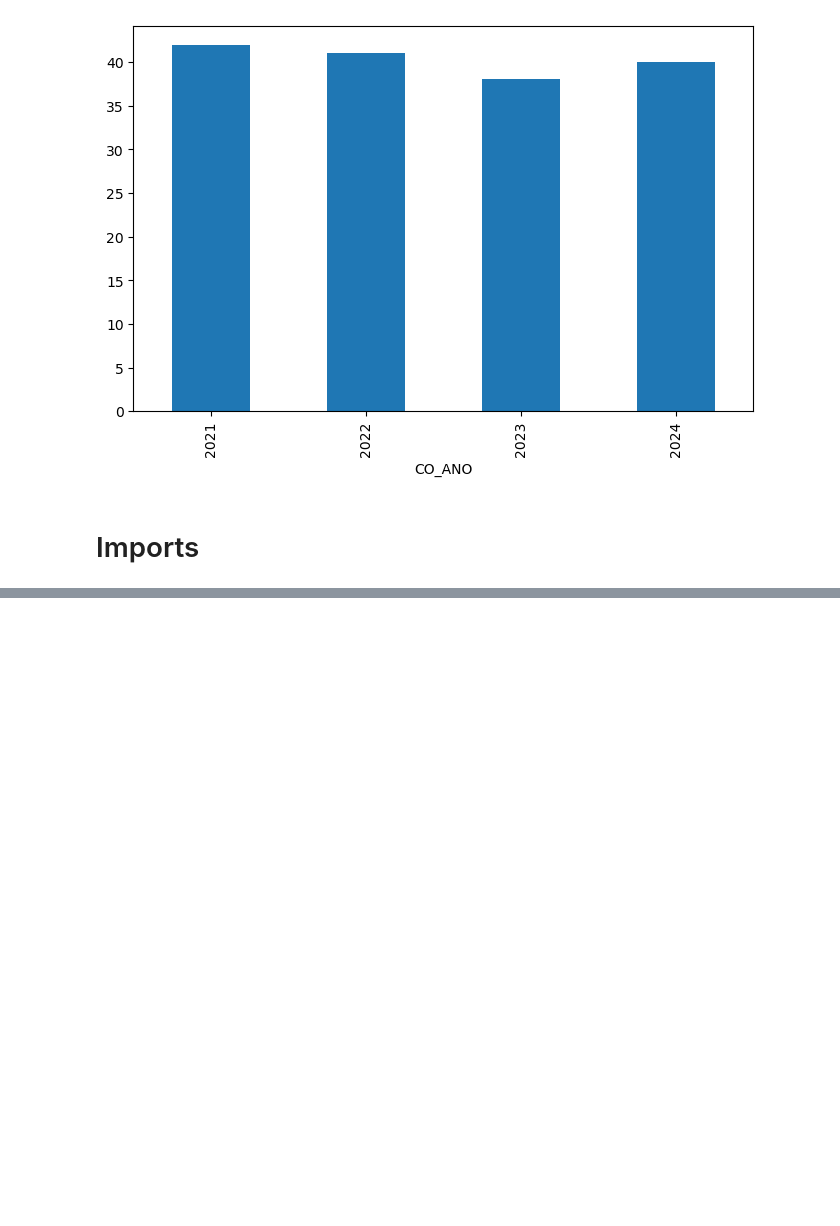
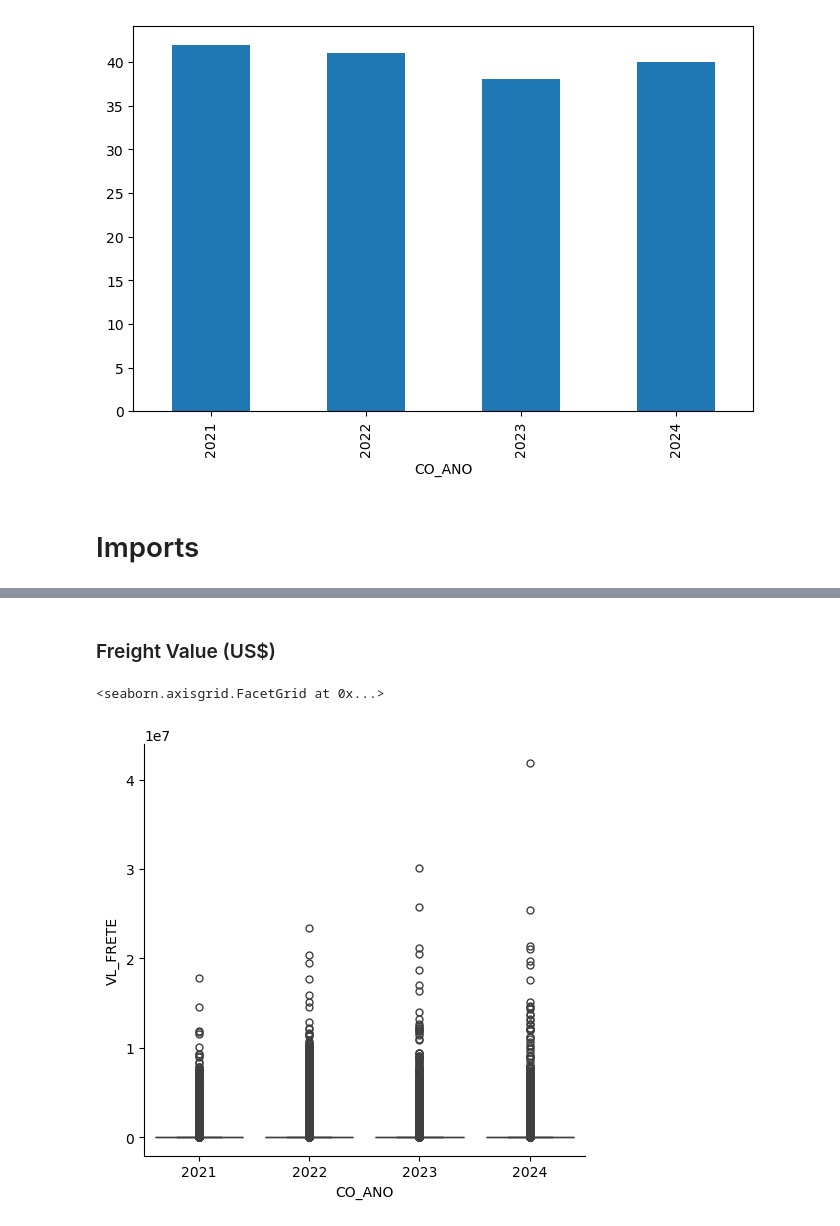
Before and after one commit to gkilpp/Foreign_Trade_Brazil, a Jupyter notebook: notebooks/00_data_profiling.ipynb, the cells around one changed output, grey strips where cells are left out. Drawn from its saved outputs; the diff is of its cells as text; code cells hidden in the pictures; blank space fills up the shorter version.

```diff
--- a/notebooks/00_data_profiling.ipynb
+++ b/notebooks/00_data_profiling.ipynb
@@ -387,0 +536,7 @@ Name: KG_LIQUIDO, dtype: float64
+# %% [markdown]
+### Freight Value (US$)
+# %%
+sns.catplot(x="CO_ANO", y="VL_FRETE", data= imports_df, kind= "box")
+# %% [output]
+<seaborn.axisgrid.FacetGrid at 0x...>
+[figure, added]
```
Also changed, not shown: parts of 34 cells of this notebook, 1 other file.
